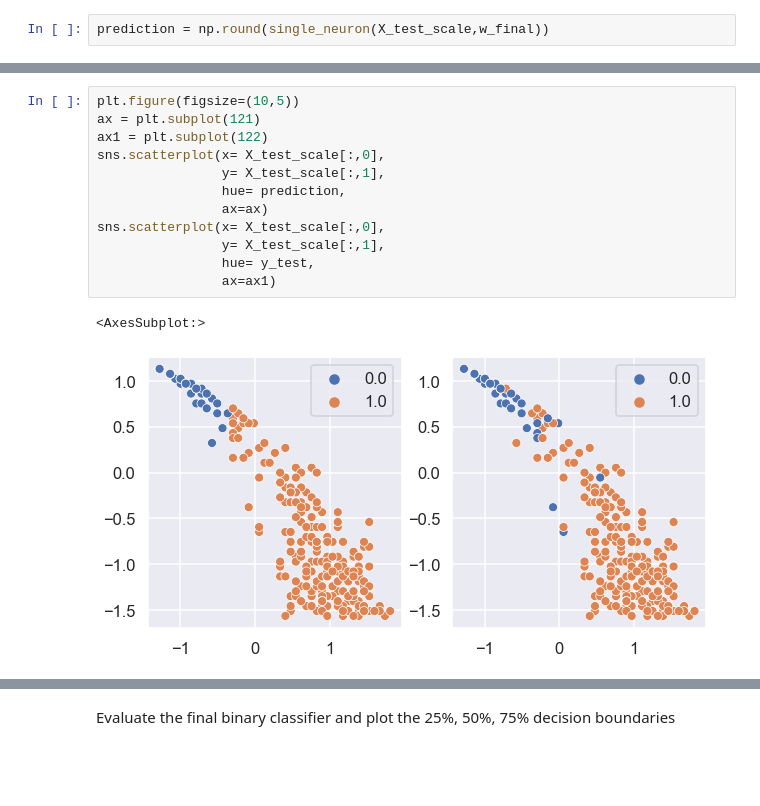
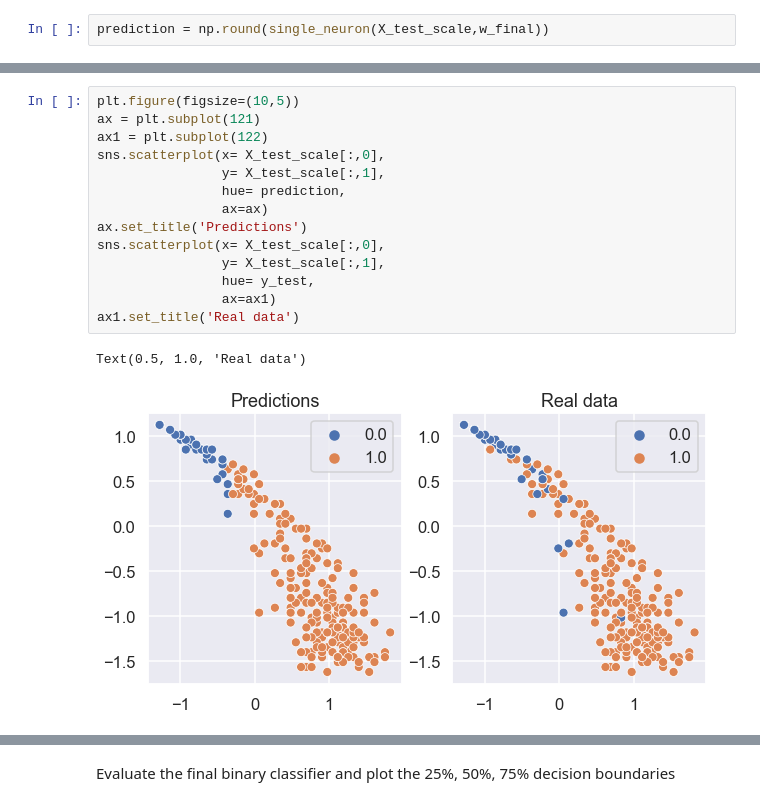
Before and after one commit to pwd-alejandro/learningFromData, a Jupyter notebook: doc/pub/ProblemSets/Set3/TIF285_ps3_basic_problems.ipynb, the cells around one changed output, grey strips where cells are left out. Saved outputs shown, nothing was run; the diff lists cells and outputs as text; blank space fills up the shorter version.

```diff
--- a/doc/pub/ProblemSets/Set3/TIF285_ps3_basic_problems.ipynb
+++ b/doc/pub/ProblemSets/Set3/TIF285_ps3_basic_problems.ipynb
@@ -847,16 +853,18 @@ weighted avg       0.96      0.96      0.96       360
 # %%
 plt.figure(figsize=(10,5))
 ax = plt.subplot(121)
 ax1 = plt.subplot(122)
 sns.scatterplot(x= X_test_scale[:,0],
                 y= X_test_scale[:,1],
                 hue= prediction,
                 ax=ax)
+ax.set_title('Predictions')
 sns.scatterplot(x= X_test_scale[:,0],
                 y= X_test_scale[:,1],
                 hue= y_test,
                 ax=ax1)
+ax1.set_title('Real data')
 # %% [output]
-<AxesSubplot:>
+Text(0.5, 1.0, 'Real data')
-[figure, old version]
+[figure, new version]
 # %%
```
Also changed, not shown: parts of 21 cells of this notebook, 1 other file.
